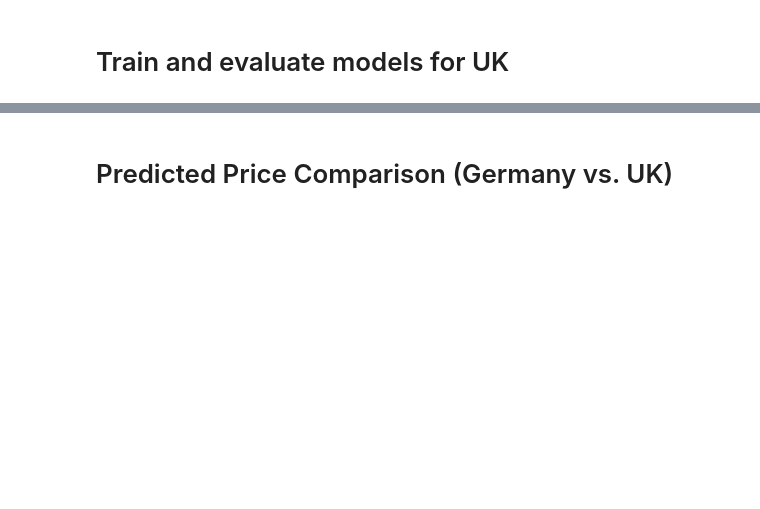
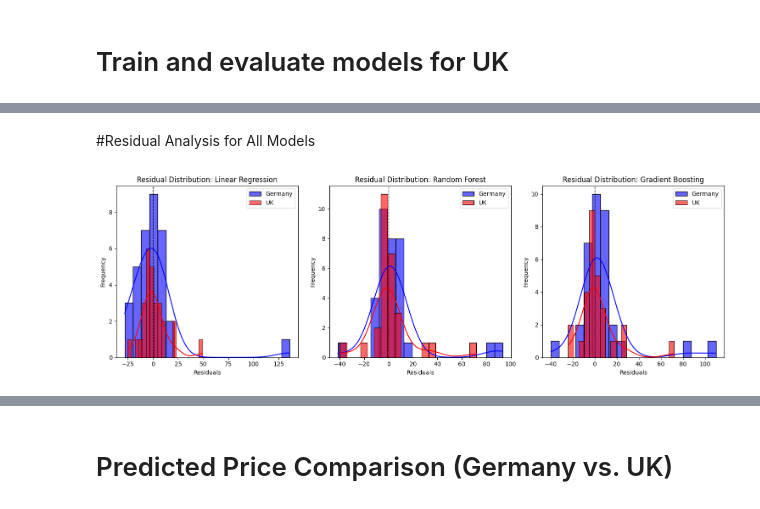
Before and after one commit to Hami4214/EV-car-price-price-prediction-, a Jupyter notebook: ev_price_prediction_updated_file.ipynb, the cells around one changed output, grey strips where cells are left out. Cells and saved outputs as stored; diff of their text form; code cells hidden in the pictures; blank space fills up the shorter version.

```diff
--- a/ev_price_prediction_updated_file.ipynb
+++ b/ev_price_prediction_updated_file.ipynb
@@ -216,0 +248,27 @@ RMSE: 322.75
+# %% [markdown]
+#Residual Analysis for All Models
+# %%
+plt.figure(figsize=(15, 5))
+
+for i, (name, model) in enumerate(models.items()):
+    # Compute residuals for Germany
+    residuals_germany = y_test_de - predictions_germany[name]
+
+    # Compute residuals for UK
+    residuals_uk = y_test_uk - predictions_uk[name]
+
+    # Plot residual distribution
+    plt.subplot(1, 3, i+1)
+    sns.histplot(residuals_germany, kde=True, color="blue", label="Germany", alpha=0.6, bins=20)
+    sns.histplot(residuals_uk, kde=True, color="red", label="UK", alpha=0.6, bins=20)
+
+    plt.axvline(0, color="black", linestyle="--", linewidth=1)
+    plt.title(f"Residual Distribution: {name}")
+    plt.xlabel("Residuals")
+    plt.ylabel("Frequency")
+    plt.legend()
+
+plt.tight_layout()
+plt.show()
+# %% [output]
+[figure, added]
```
Also changed, not shown: parts of 17 cells of this notebook.
